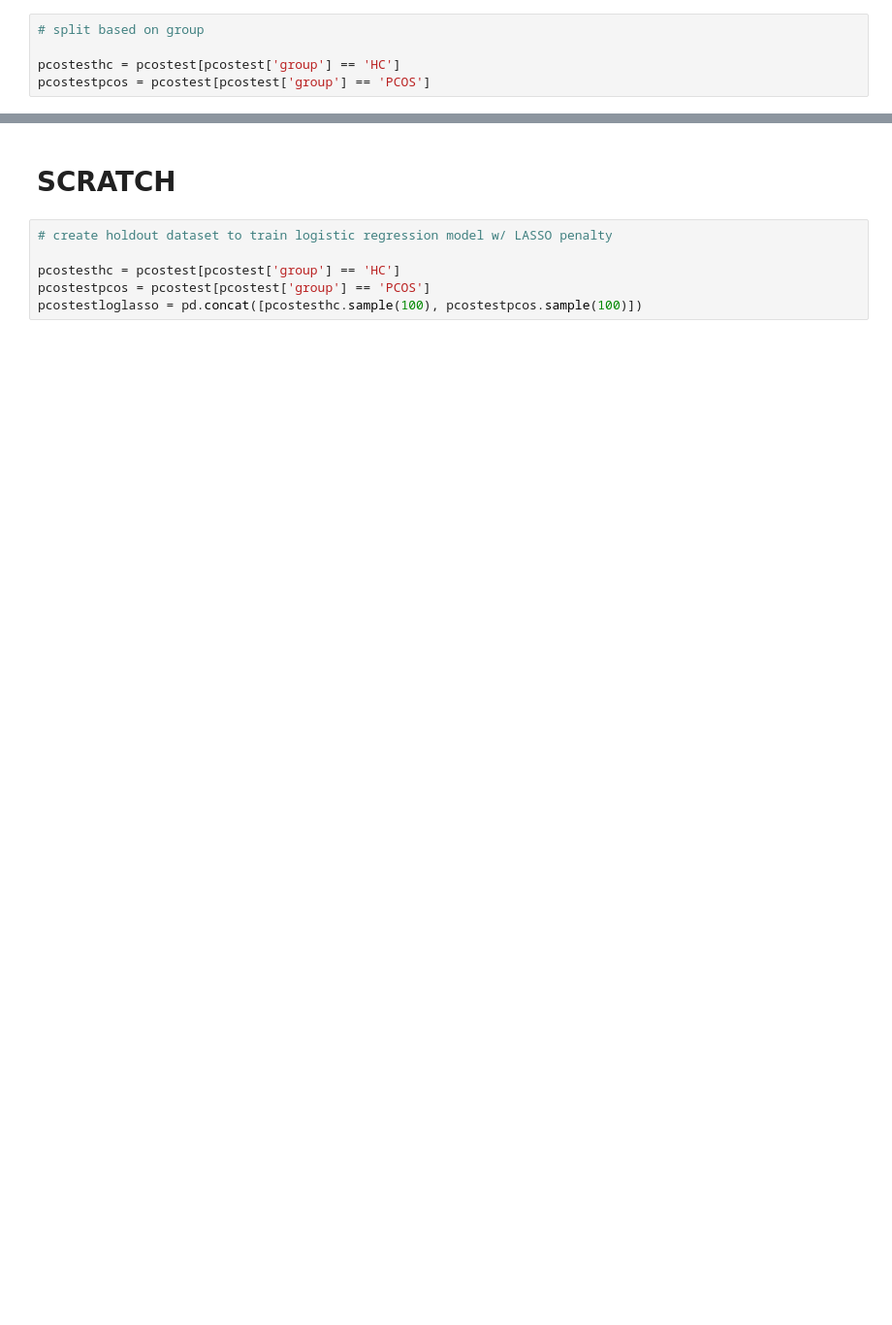
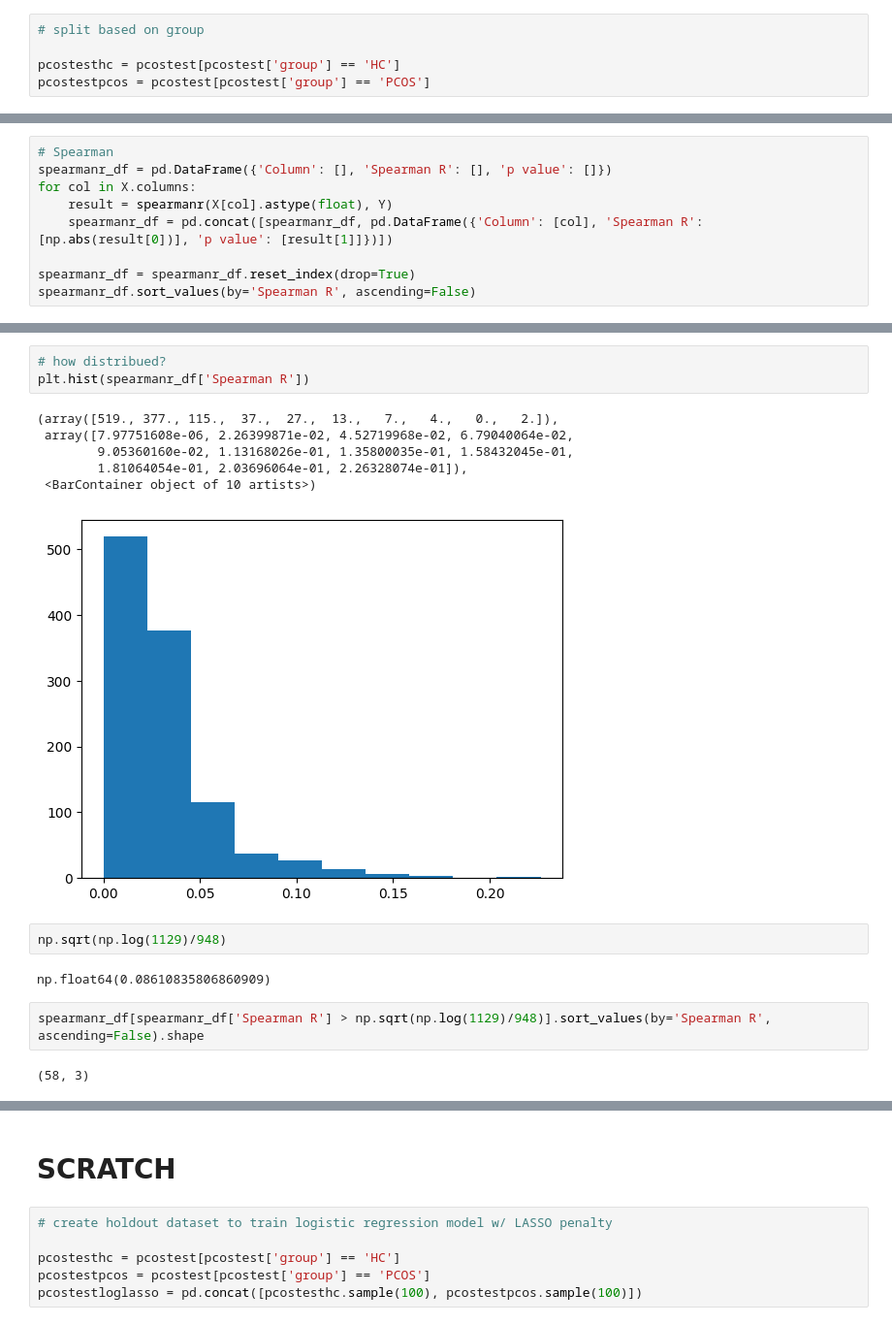
Before and after one commit to nzhang20/Causal-Discovery-on-Gut-Microbial-Data-for-Disease-Risk-Prediction, a Jupyter notebook: notebooks/eda.ipynb, the cells around one changed output, grey strips where cells are left out. Shown at 97% size. Drawn from its saved outputs; the diff is of its cells as text; blank space fills up the shorter version.

```diff
--- a/notebooks/eda.ipynb
+++ b/notebooks/eda.ipynb
@@ -122,0 +304,9 @@ Default-Cs model
+# %%
+# Spearman
+spearmanr_df = pd.DataFrame({'Column': [], 'Spearman R': [], 'p value': []})
+for col in X.columns:
+    result = spearmanr(X[col].astype(float), Y)
+    spearmanr_df = pd.concat([spearmanr_df, pd.DataFrame({'Column': [col], 'Spearman R': [np.abs(result[0])], 'p value': [result[1]]})])
+
+spearmanr_df = spearmanr_df.reset_index(drop=True)
+spearmanr_df.sort_values(by='Spearman R', ascending=False)
@@ -122,0 +348,18 @@ Default-Cs model
+# %%
+# how distribued?
+plt.hist(spearmanr_df['Spearman R'])
+# %% [output]
+(array([519., 377., 115.,  37.,  27.,  13.,   7.,   4.,   0.,   2.]),
+ array([7.97751608e-06, 2.26399871e-02, 4.52719968e-02, 6.79040064e-02,
+        9.05360160e-02, 1.13168026e-01, 1.35800035e-01, 1.58432045e-01,
+        1.81064054e-01, 2.03696064e-01, 2.26328074e-01]),
+ <BarContainer object of 10 artists>)
+[figure, added]
+# %%
+np.sqrt(np.log(1129)/948)
+# %% [output]
+np.float64(0.08610835806860909)
+# %%
+spearmanr_df[spearmanr_df['Spearman R'] > np.sqrt(np.log(1129)/948)].sort_values(by='Spearman R', ascending=False).shape
+# %% [output]
+(58, 3)
```
Also changed, not shown: parts of 38 cells of this notebook.
